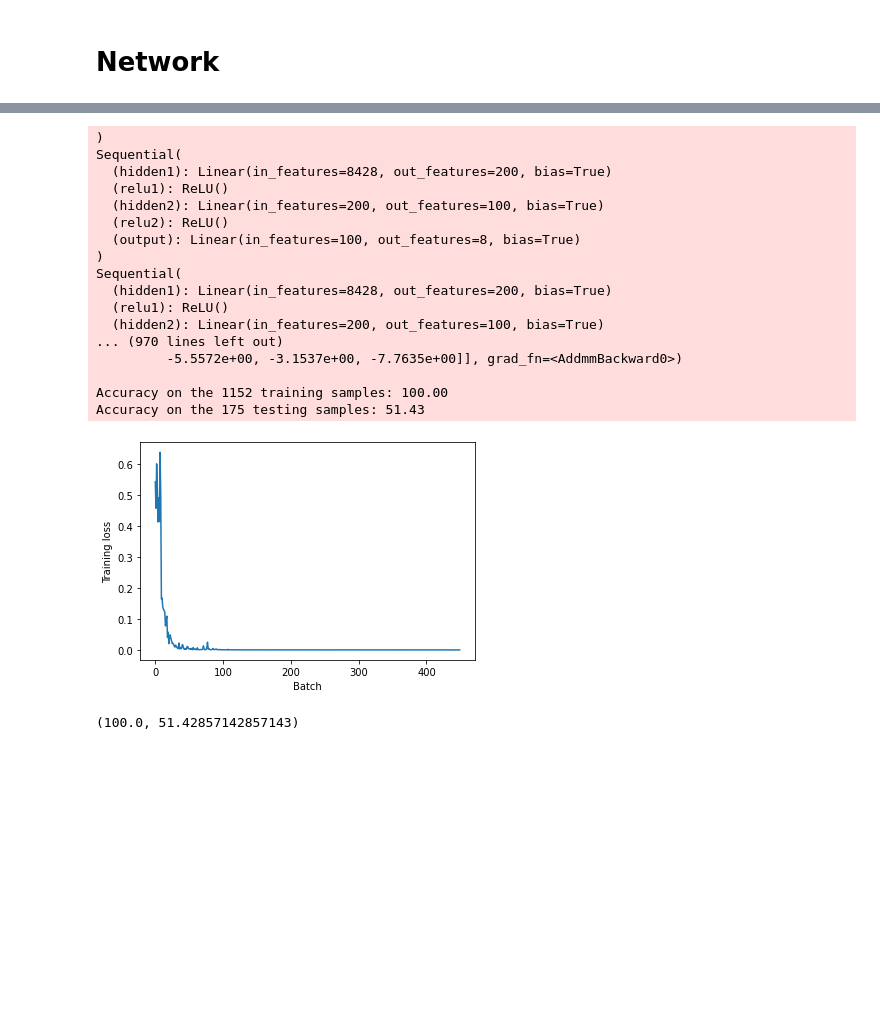
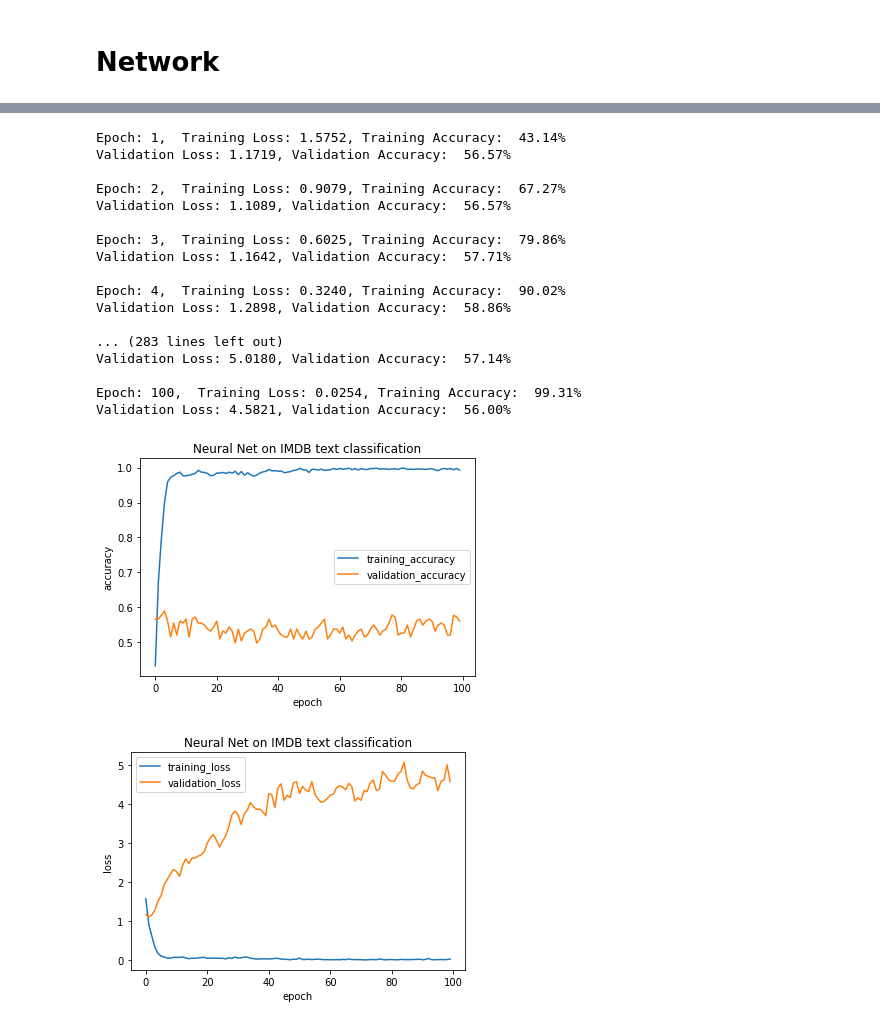
Before and after one commit to ematiss/Neuromatch-DL-Draniki-G1, a Jupyter notebook: BOLD_fMRI.ipynb, the cells around one changed output, grey strips where cells are left out. Saved outputs shown, nothing was run; the diff lists cells and outputs as text; code cells hidden in the pictures; blank space fills up the shorter version.

```diff
--- a/BOLD_fMRI.ipynb
+++ b/BOLD_fMRI.ipynb
@@ -52,7 +52,7 @@ for i, url in enumerate(urls):
     fh.write(r.content)
 
 
-with np.load(fnames[2]) as dobj:
+with np.load(fnames[2],  allow_pickle=True) as dobj:
   dat = dict(**dobj)
 labels = np.load('kay_labels.npy')
 val_labels = np.load('kay_labels_val.npy')
@@ -124,9 +124,9 @@ V4: 928
 # %%
 class MLP(nn.Module):
     input_size = 8428
-    hidden_size = [200,100]
+    hidden_size = [300,200]
     output_size = 8
-    depth = 2
+    depth = len(hidden_size)
 
     def __init__(self):
         super().__init__()
@@ -134,7 +134,9 @@ class MLP(nn.Module):
         layer_dict = OrderedDict([
        # ('flatten1', nn.Flatten()),
         ('hidden1', nn.Linear(self.input_size, self.hidden_size[0])),
-        ('relu1', nn.ReLU())])
+        ('relu1', nn.ReLU()),
+        ('dropout', nn.Dropout())])
+
 
         for i in range(self.depth-1): #only add more layers if more than on hidden layer
             layer_dict['hidden{}'.format(i+2)] = nn.Linear(self.hidden_size[i], self.hidden_size[i+1]) #+2 to not overwrite initial layer
@@ -145,7 +147,7 @@ class MLP(nn.Module):
         self.layers = nn.Sequential(layer_dict)
 
     def forward(self, x):
-        print(self.layers)
+        # print(self.layers)
         return self.layers(x)
 # %%
 net = MLP()
@@ -355,25 +367,35 @@ def train_test_classification(net, criterion, optimizer, train_loader,
 # %%
 criterion = nn.CrossEntropyLoss()
 optimizer = optim.Adam(net.parameters(), lr=1e-3)
-train_test_classification(net, criterion, optimizer, train_loader, val_loader,num_epochs=50, verbose=True,
-                              training_plot=True, device='cpu' )
+num_epochs=100
+#train_test_classification(net, criterion, optimizer, train_loader, val_loader,num_epochs=50, verbose=True,
+#                              training_plot=True, device='cpu' )
+train_loss, train_acc, val_loss, val_acc=train(model=net, device='cpu', trainloader=train_loader, val_loader=val_loader, epochs=num_epochs, criterion=criterion, optimizer=optimizer)
 # %% [output]
-)
-Sequential(
-  (hidden1): Linear(in_features=8428, out_features=200, bias=True)
-  (relu1): ReLU()
-  (hidden2): Linear(in_features=200, out_features=100, bias=True)
-  (relu2): ReLU()
-  (output): Linear(in_features=100, out_features=8, bias=True)
-)
-Sequential(
-  (hidden1): Linear(in_features=8428, out_features=200, bias=True)
-  (relu1): ReLU()
-  (hidden2): Linear(in_features=200, out_features=100, bias=True)
-... (970 lines left out)
-         -5.5572e+00, -3.1537e+00, -7.7635e+00]], grad_fn=<AddmmBackward0>)
+Epoch: 1,  Training Loss: 1.5752, Training Accuracy:  43.14%
+Validation Loss: 1.1719, Validation Accuracy:  56.57%
 
-Accuracy on the 1152 training samples: 100.00
-Accuracy on the 175 testing samples: 51.43
+Epoch: 2,  Training Loss: 0.9079, Training Accuracy:  67.27%
+Validation Loss: 1.1089, Validation Accuracy:  56.57%
+
+Epoch: 3,  Training Loss: 0.6025, Training Accuracy:  79.86%
+Validation Loss: 1.1642, Validation Accuracy:  57.71%
+
+Epoch: 4,  Training Loss: 0.3240, Training Accuracy:  90.02%
+Validation Loss: 1.2898, Validation Accuracy:  58.86%
+
+... (283 lines left out)
+Validation Loss: 5.0180, Validation Accuracy:  57.14%
+
+Epoch: 100,  Training Loss: 0.0254, Training Accuracy:  99.31%
+Validation Loss: 4.5821, Validation Accuracy:  56.00%
-[figure, removed]
-(100.0, 51.42857142857143)
+# %%
+plot_train_val(np.arange(0, num_epochs), train_acc, val_acc,
+               'training_accuracy', 'validation_accuracy',
+               'Neural Net on IMDB text classification', 'accuracy')
+plot_train_val(np.arange(0, num_epochs), train_loss, val_loss,
+               'training_loss', 'validation_loss',
+               'Neural Net on IMDB text classification', 'loss')
+# %% [output]
+[figure, added]
+[figure, added]
```
Also changed, not shown: parts of 9 cells of this notebook, 2 other files.
